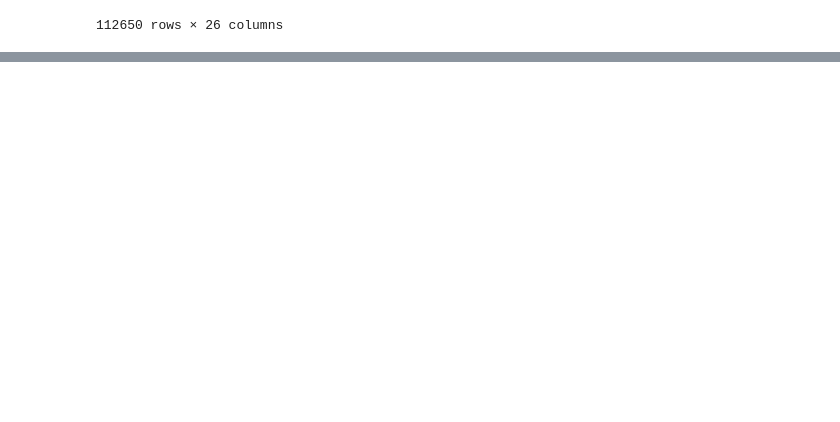
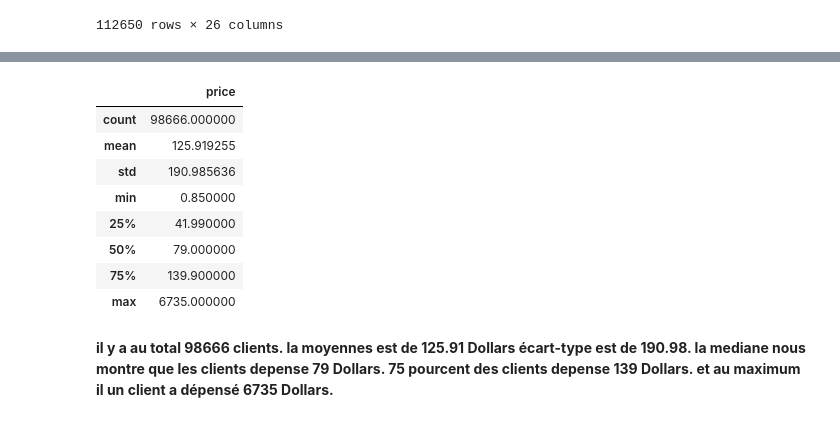
Before and after one commit to Data-dream-team-Laurence/Brief-data-dream-team, a Jupyter notebook: segmentation_client/segmentation.ipynb, the cells around one changed output, grey strips where cells are left out. Saved outputs shown, nothing was run; the diff lists cells and outputs as text; code cells hidden in the pictures; blank space fills up the shorter version.

```diff
--- a/segmentation_client/segmentation.ipynb
+++ b/segmentation_client/segmentation.ipynb
@@ -193,0 +277,19 @@ df
+# %%
+df_panier.describe()
+# %% [output]
+|  | price |
+| count | 98666.000000 |
+| mean | 125.919255 |
+| std | 190.985636 |
+| min | 0.850000 |
+| 25% | 41.990000 |
+| 50% | 79.000000 |
+| 75% | 139.900000 |
+| max | 6735.000000 |
+# %% [markdown]
+**il y a au total 98666 clients.</br>
+la moyennes est de 125.91 Dollars </br>
+écart-type est de 190.98.</br>
+la mediane nous montre que les clients depense 79 Dollars.</br>
+75 pourcent des clients depense 139 Dollars.</br>
+et au maximum il un client a dépensé 6735 Dollars.</br>**
```
Also changed, not shown: parts of 12 cells of this notebook.
